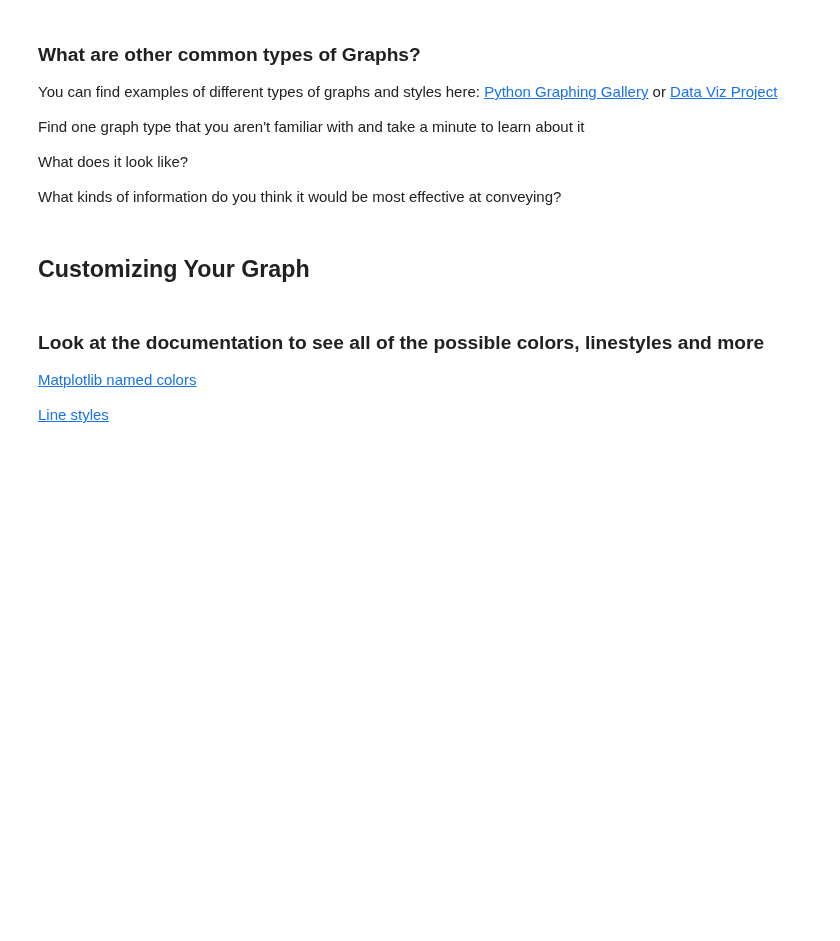
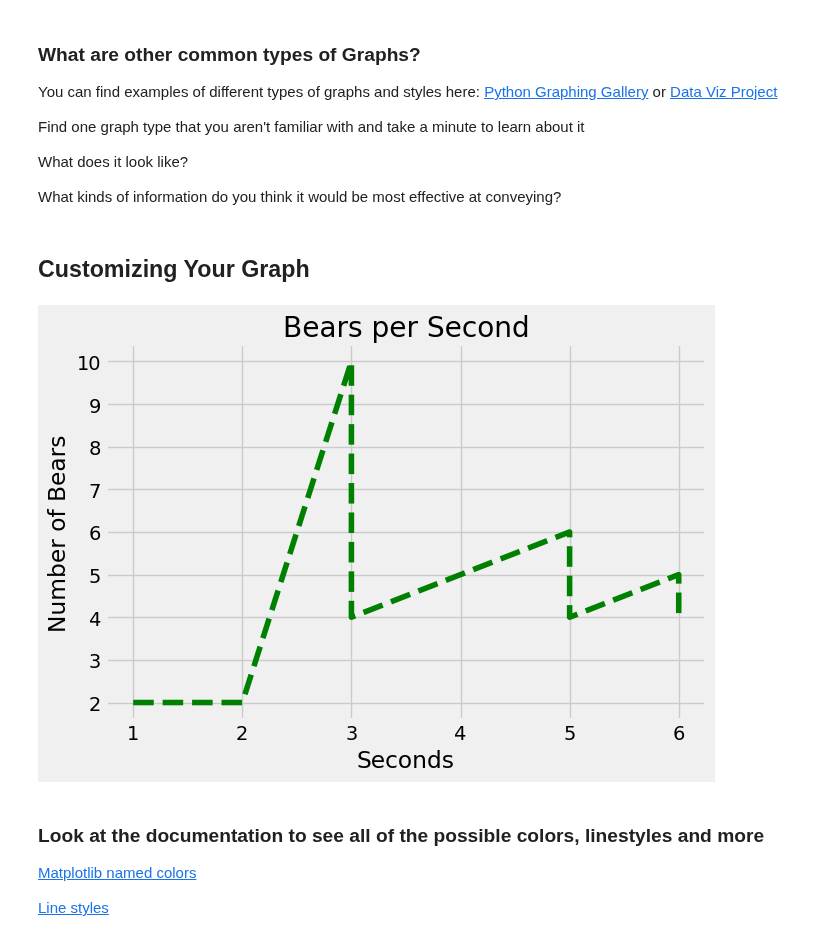
Before and after one commit to lecritch/data_viz_chi_sea_ds_051120, a Jupyter notebook: index.ipynb, the cells around one changed output. Drawn from its saved outputs; the diff is of its cells as text; code cells hidden in the pictures; blank space fills up the shorter version.

```diff
--- a/index.ipynb
+++ b/index.ipynb
@@ -150,19 +173,24 @@ What kinds of information do you think it would be most effective at conveying?
 ## Customizing Your Graph
 # %%
 # Create figure and axis objects
-fig, ax = plt.subplots(figsize=(7, 4))
+fig, ax = plt.subplots(figsize=(7, 5))
 
 # Create data
 x = [1, 2, 3, 3, 5, 5, 6, 6]
 y = [2, 2, 10, 4, 6, 4, 5, 4]
 
 # Create a line graph with a different color and linestyle
-ax.plot(x, y, color='brown', linestyle=':')
+ax.plot(x, y, color='green', linestyle='--')
 
 # Add in axis labels
 ax.set_xlabel('Seconds')
 ax.set_ylabel('Number of Bears')
-ax.set_title('Bears per Second');
+ax.set_title('Bears per Second')
+
+fig.tight_layout()
+fig.savefig('bears');
+# %% [output]
+[figure, added]
 # %% [markdown]
 ### Look at the documentation to see all of the possible colors, linestyles and more
 
```
Also changed, not shown: parts of 7 cells of this notebook, 1 other file.
